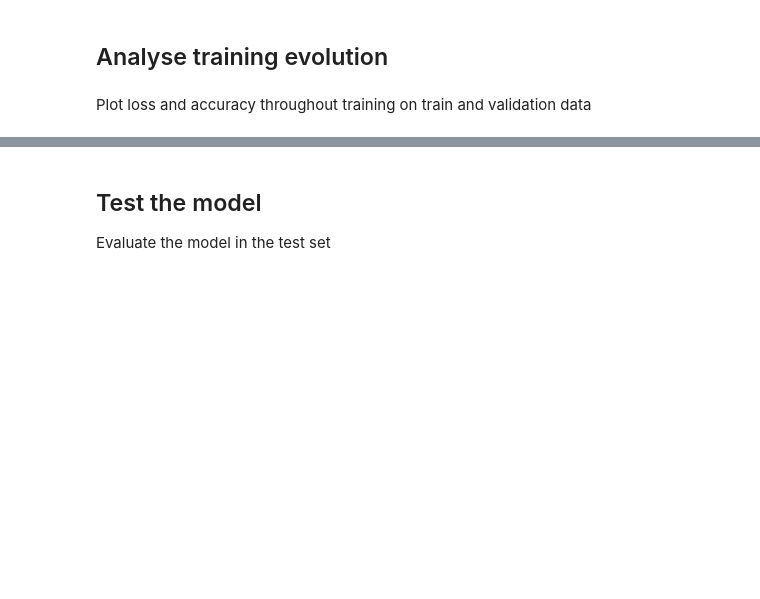
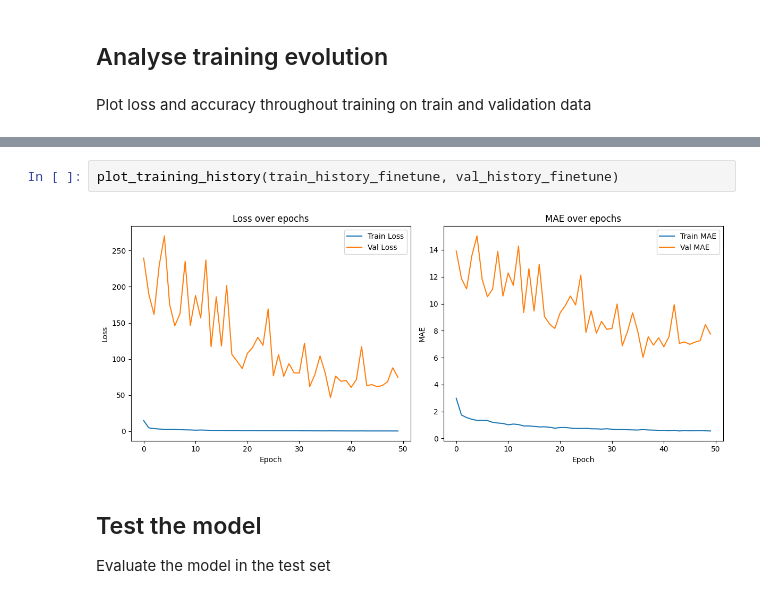
Before and after one commit to diogocs24/VC2, a Jupyter notebook: task2-baseline.ipynb, the cells around one changed output, grey strips where cells are left out. Saved outputs shown, nothing was run; the diff lists cells and outputs as text; blank space fills up the shorter version.

```diff
--- a/task2-baseline.ipynb
+++ b/task2-baseline.ipynb
@@ -348,3 +637,7 @@ plot_training_history(train_history, val_history)
+# %%
+plot_training_history(train_history_finetune, val_history_finetune)
+# %% [output]
+[figure, added]
 # %% [markdown]
 ## Test the model
 
```
Also changed, not shown: parts of 33 cells of this notebook.
